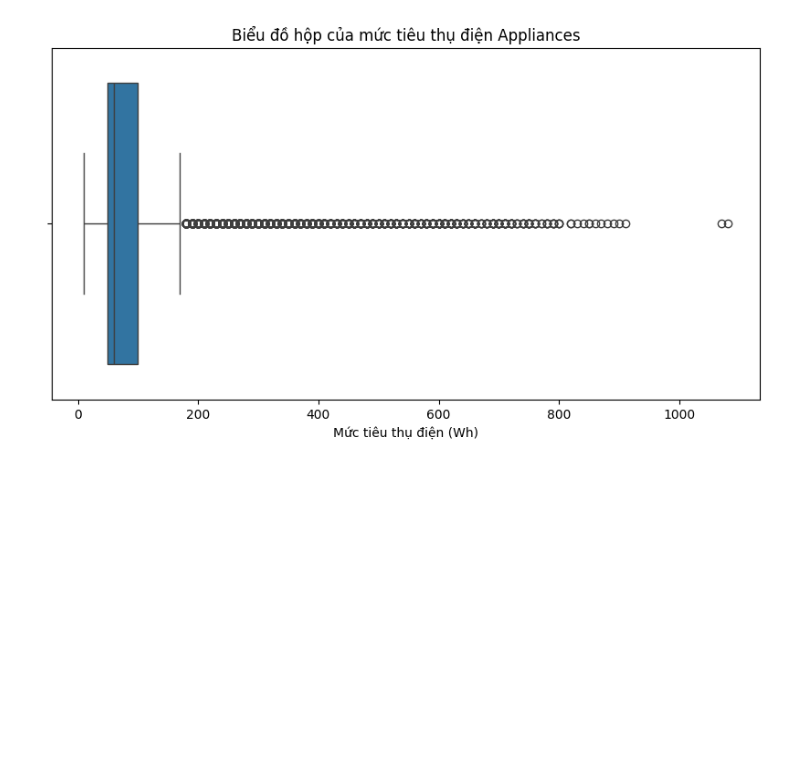
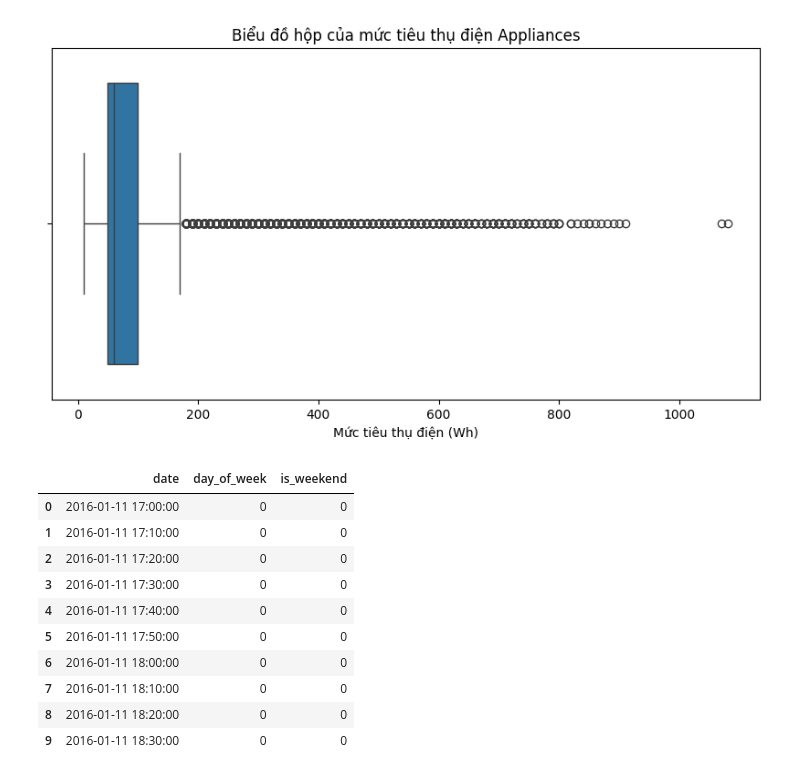
Before and after one commit to TuanKiet31082006/AEP_MayHoc, a Jupyter notebook: notebooks/01_EDA_Preprocessing.ipynb, the cells around one changed output. Saved outputs shown, nothing was run; the diff lists cells and outputs as text; code cells hidden in the pictures; blank space fills up the shorter version.

```diff
--- a/notebooks/01_EDA_Preprocessing.ipynb
+++ b/notebooks/01_EDA_Preprocessing.ipynb
@@ -170,3 +170,19 @@ plt.savefig("../images/appliances_boxplot.png", dpi=300, bbox_inches='tight')
 plt.show()
 # %% [output]
 [figure]
+# %%
+# Xác định ngày cuối tuần
+df["is_weekend"] = ( df["date"].dt.dayofweek >= 5 ).astype(int)
+df[["date", "day_of_week", "is_weekend"]].head(10)
+# %% [output]
+|  | date | day_of_week | is_weekend |
+| 0 | 2016-01-11 17:00:00 | 0 | 0 |
+| 1 | 2016-01-11 17:10:00 | 0 | 0 |
+| 2 | 2016-01-11 17:20:00 | 0 | 0 |
+| 3 | 2016-01-11 17:30:00 | 0 | 0 |
+| 4 | 2016-01-11 17:40:00 | 0 | 0 |
+| 5 | 2016-01-11 17:50:00 | 0 | 0 |
+| 6 | 2016-01-11 18:00:00 | 0 | 0 |
+| 7 | 2016-01-11 18:10:00 | 0 | 0 |
+| 8 | 2016-01-11 18:20:00 | 0 | 0 |
+| 9 | 2016-01-11 18:30:00 | 0 | 0 |
```
Also changed, not shown: parts of 10 cells of this notebook, 2 other files.
